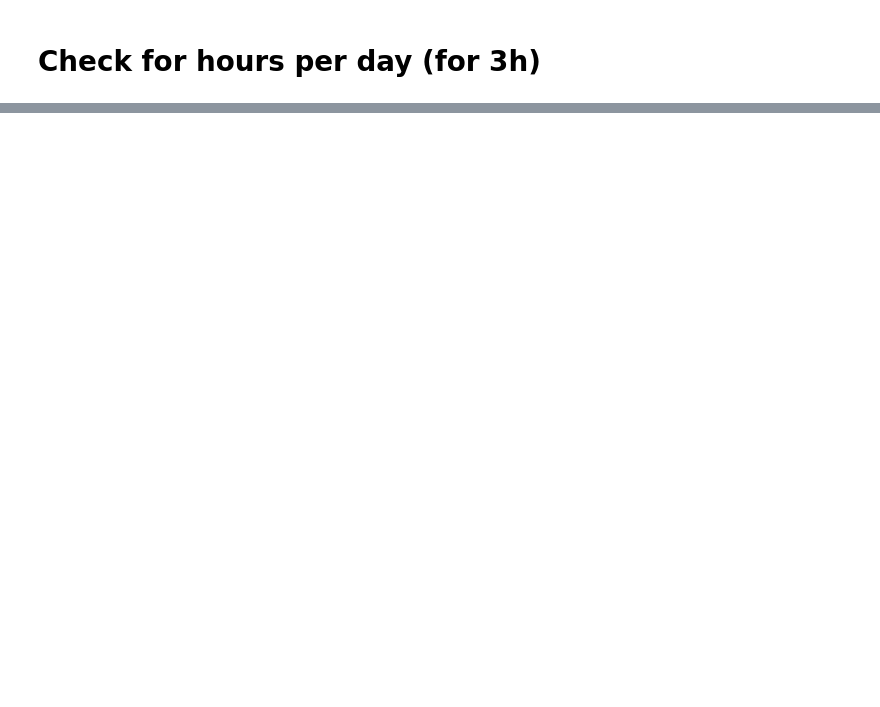
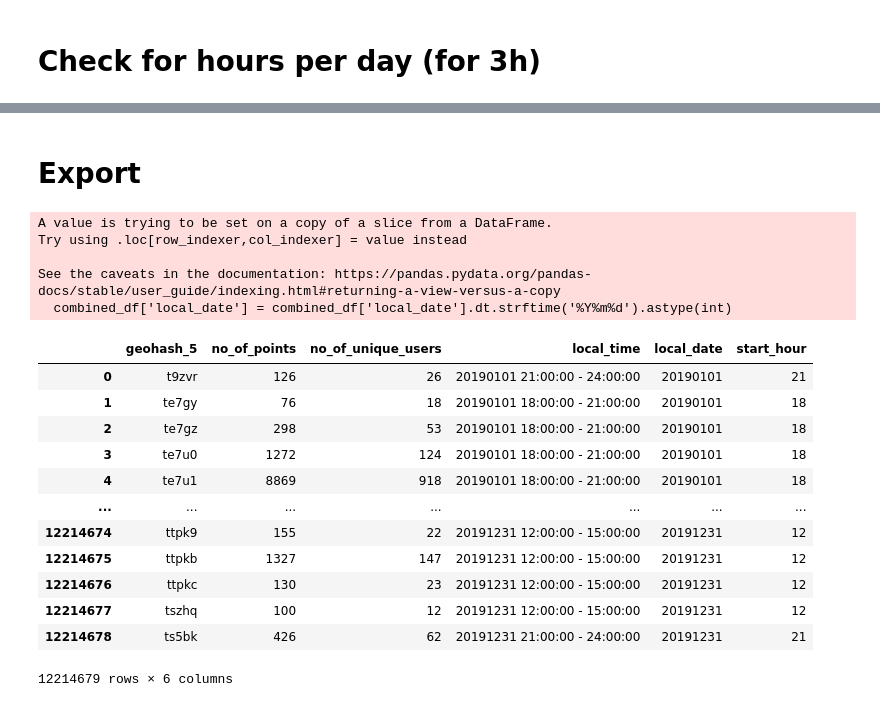
Before and after one commit to dime-worldbank/netmob24-data-challenge, a Jupyter notebook: Code/Check_pd.ipynb, the cells around one changed output, grey strips where cells are left out. Saved outputs shown, nothing was run; the diff lists cells and outputs as text; code cells hidden in the pictures; blank space fills up the shorter version.

```diff
--- a/Code/Check_pd.ipynb
+++ b/Code/Check_pd.ipynb
@@ -166,2 +267,28 @@ See the caveats in the documentation: https://pandas.pydata.org/pandas-docs/stab
+# %% [markdown]
+# Export
+# %%
+# Clean up
+combined_df['local_date'] = combined_df['local_date'].dt.strftime('%Y%m%d').astype(int)
+combined_df = combined_df.sort_values('local_date').reset_index(drop = True)
+combined_df
+# %% [output]
+A value is trying to be set on a copy of a slice from a DataFrame.
+Try using .loc[row_indexer,col_indexer] = value instead
+
+See the caveats in the documentation: https://pandas.pydata.org/pandas-docs/stable/user_guide/indexing.html#returning-a-view-versus-a-copy
+  combined_df['local_date'] = combined_df['local_date'].dt.strftime('%Y%m%d').astype(int)
+|  | geohash_5 | no_of_points | no_of_unique_users | local_time | local_date | start_hour |
+| 0 | t9zvr | 126 | 26 | 20190101 21:00:00 - 24:00:00 | 20190101 | 21 |
+| 1 | te7gy | 76 | 18 | 20190101 18:00:00 - 21:00:00 | 20190101 | 18 |
+| 2 | te7gz | 298 | 53 | 20190101 18:00:00 - 21:00:00 | 20190101 | 18 |
+| 3 | te7u0 | 1272 | 124 | 20190101 18:00:00 - 21:00:00 | 20190101 | 18 |
+| 4 | te7u1 | 8869 | 918 | 20190101 18:00:00 - 21:00:00 | 20190101 | 18 |
+| ... | ... | ... | ... | ... | ... | ... |
+| 12214674 | ttpk9 | 155 | 22 | 20191231 12:00:00 - 15:00:00 | 20191231 | 12 |
+| 12214675 | ttpkb | 1327 | 147 | 20191231 12:00:00 - 15:00:00 | 20191231 | 12 |
+| 12214676 | ttpkc | 130 | 23 | 20191231 12:00:00 - 15:00:00 | 20191231 | 12 |
+| 12214677 | tszhq | 100 | 12 | 20191231 12:00:00 - 15:00:00 | 20191231 | 12 |
+| 12214678 | ts5bk | 426 | 62 | 20191231 21:00:00 - 24:00:00 | 20191231 | 21 |
+12214679 rows × 6 columns
 # %%
 # Save the combined DataFrame to a new CSV file
```
Also changed, not shown: parts of 13 cells of this notebook, 10 other files.
